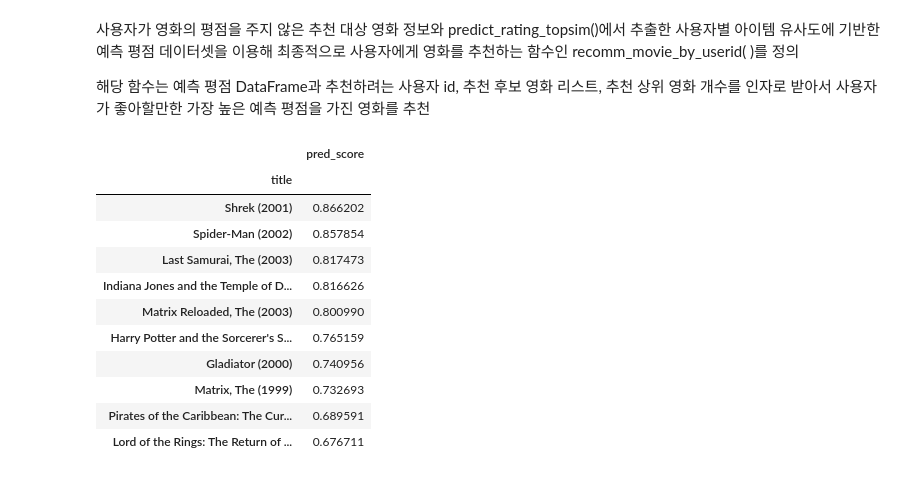
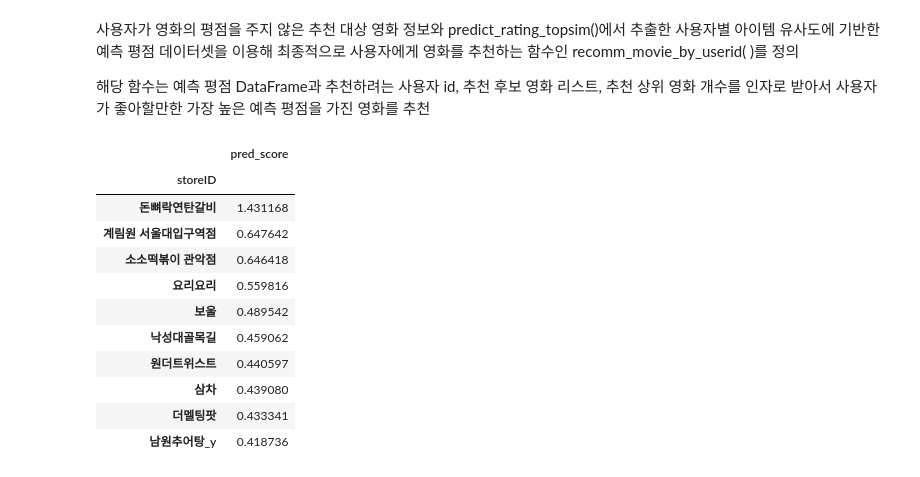
Before and after one commit to dakyeoman/Fairy_of_Choice, a Jupyter notebook: Gwanak-gu fairy of choice.ipynb, the cells around one changed output. Cells and saved outputs as stored; diff of their text form; code cells hidden in the pictures.

```diff
--- a/Gwanak-gu fairy of choice.ipynb
+++ b/Gwanak-gu fairy of choice.ipynb
@@ -41,0 +13,11 @@ ratings_matrix.head(3)
+# %%
+#5개 파일로 분리되어 있는 데이터를 하나의 변수에 OUTER JOIN해서 저장
+#import pandas as pd (already done)
+
+merge1 = pd.merge(data1, data2, on = 'userID', how = 'outer')
+merge2 = pd.merge(merge1, data3, on = 'userID', how = 'outer')
+merge3 = pd.merge(merge2, data4, on = 'userID', how = 'outer')
+rating_matrix = pd.merge(merge2, data5, on = 'userID', how = 'outer')
+rating_matrix = rating_matrix.fillna(0)
+rating_matrix.head(3)
+#print(rating_matrix.shape) #>>> 17747행, 2316열
@@ -41,0 +30,7 @@ ratings_matrix.head(3)
+# %%
+#userID·storeID 인덱스 설정
+ratings_matrix = rating_matrix.set_index("userID")
+ratings_matrix.columns.names = ["storeID"]
+ratings_matrix = ratings_matrix.drop(columns=['Unnamed: 482'], axis=1)
+ratings_matrix.head(3)
+#ratings_matrix[17740:17749]
@@ -41,0 +44,10 @@ ratings_matrix.head(3)
+# %%
+#매장별 평균 평점 & 정렬
+ratings_mean = ratings_matrix.replace(0, np.NaN)
+
+ratings_matrix.loc[17748] = ratings_mean.mean(axis = 'rows')
+#ratings_matrix.rename(index ={17748:'average'}, inplace = True)
+ratings_matrix = ratings_matrix.rename(index ={17748:'average'}, inplace = False)
+ratings_matrix = ratings_matrix.sort_values(by='average', axis=1, ascending=False)
+
+ratings_matrix[17740:17749]
@@ -241,31 +271,28 @@ def get_unseen_movies(ratings_matrix, userId):
 해당 함수는 예측 평점 DataFrame과 추천하려는 사용자 id, 추천 후보 영화 리스트, 추천 상위 영화 개수를 인자로 받아서 사용자가 좋아할만한 가장 높은 예측 평점을 가진 영화를 추천
 # %%
 def recomm_movie_by_userid(pred_df, userId, unseen_list, top_n=10):
-    #예측 평점 Dataframe에서 사용자id 인덱스와 unseen_list로 들어온 영화명 칼럼을 추출
+    #예측 평점 Dataframe에서 사용자id 인덱스와 unseen_list로 들어온 매장명 칼럼을 추출
     #가장 예측 평점이 높은 순으로 정렬
     recomm_movies = pred_df.loc[userId, unseen_list].sort_values(ascending=False)[:top_n]
     return recomm_movies
 
-#사용자가 관람하지 않는 영화명 추출
-unseen_list = get_unseen_movies(ratings_matrix, 9)
-
+#사용자가 방문하지 않은 매장명 추출
+unseen_list = get_unseen_movies(ratings_matrix., '100i22n')
 
 #아이템 기반 최근접 이웃 협업 필터링으로 생성
-recomm_movies = recomm_movie_by_userid(ratings_pred_matrix, 9, unseen_list, top_n=10)
-
+recomm_movies = recomm_movie_by_userid(ratings_pred_matrix, '100i22n', unseen_list, top_n=10)
 recomm_movies = pd.DataFrame(data = recomm_movies.values, index = recomm_movies.index, columns=['pred_score'])
-
 recomm_movies
 # %% [output]
 |  | pred_score |
-| title |  |
-| Shrek (2001) | 0.866202 |
-| Spider-Man (2002) | 0.857854 |
-| Last Samurai, The (2003) | 0.817473 |
-| Indiana Jones and the Temple of D... | 0.816626 |
-| Matrix Reloaded, The (2003) | 0.800990 |
-| Harry Potter and the Sorcerer's S... | 0.765159 |
-| Gladiator (2000) | 0.740956 |
-| Matrix, The (1999) | 0.732693 |
-| Pirates of the Caribbean: The Cur... | 0.689591 |
-| Lord of the Rings: The Return of ... | 0.676711 |
+| storeID |  |
+| 돈뼈락연탄갈비 | 1.431168 |
+| 계림원 서울대입구역점 | 0.647642 |
+| 소소떡볶이 관악점 | 0.646418 |
+| 요리요리 | 0.559816 |
+| 보울 | 0.489542 |
+| 낙성대골목길 | 0.459062 |
+| 원더트위스트 | 0.440597 |
+| 삼차 | 0.439080 |
+| 더멜팅팟 | 0.433341 |
+| 남원추어탕_y | 0.418736 |
```
Also changed, not shown: parts of 20 cells of this notebook, 14 other files.
